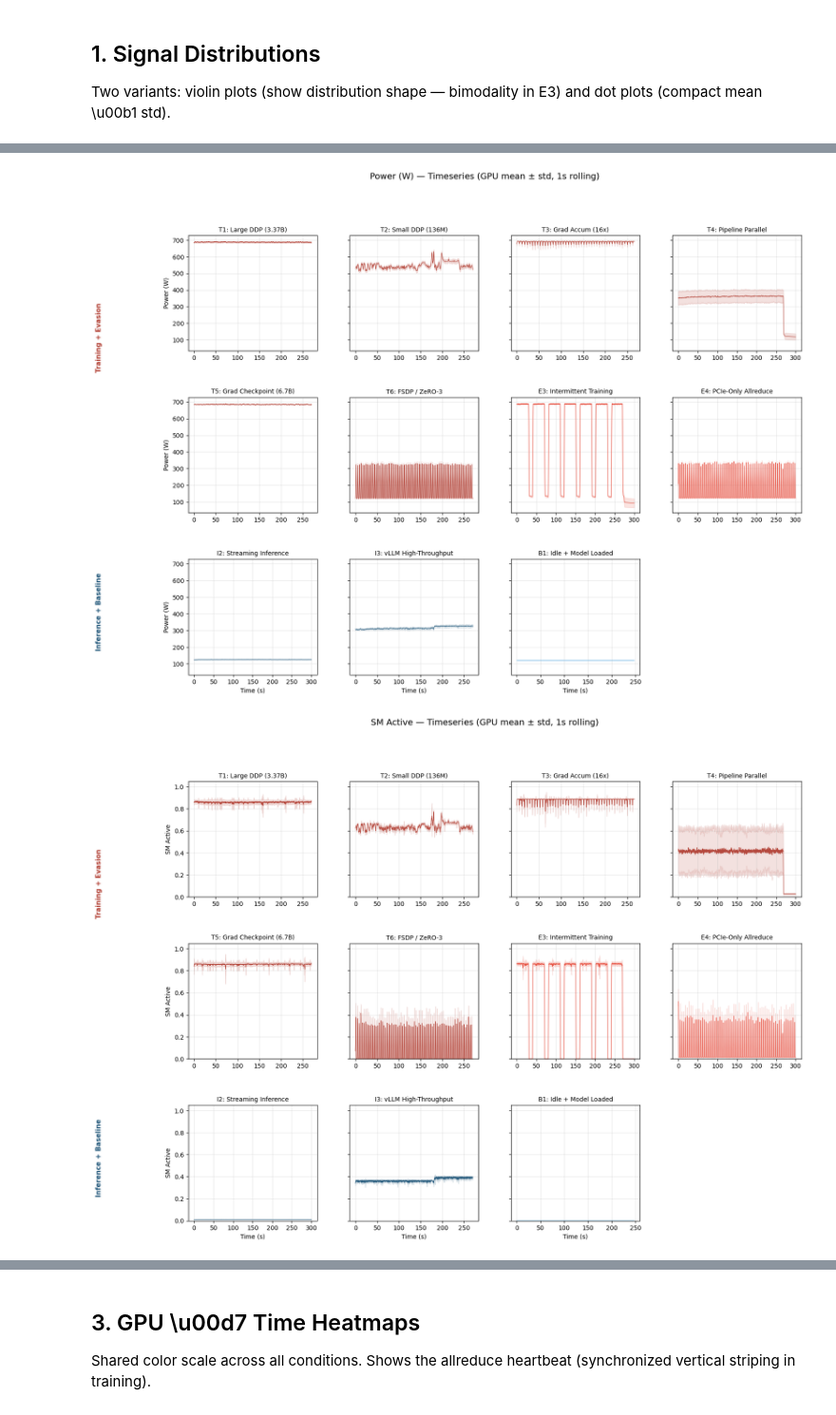
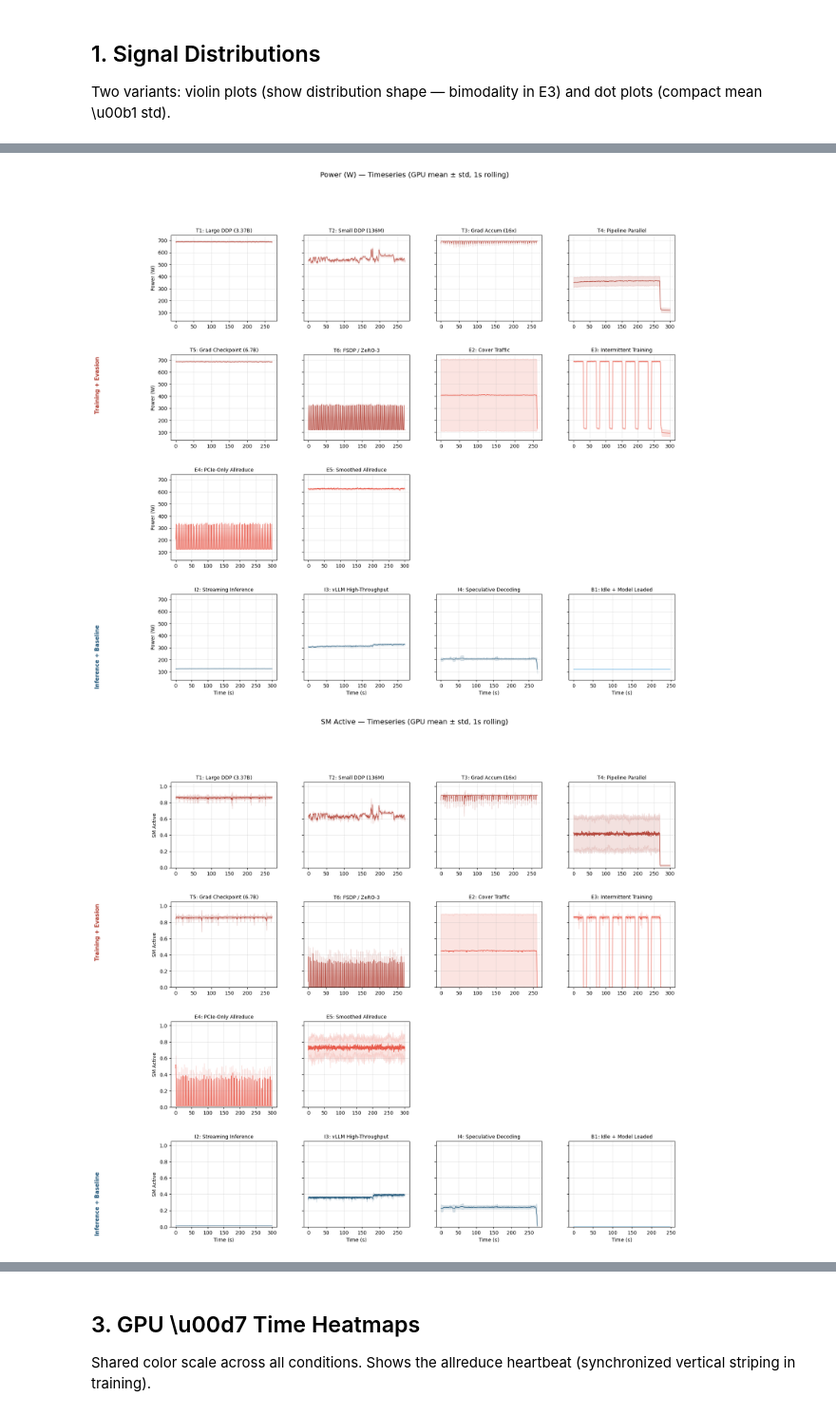
Before and after one commit to atharvanihalani/gpu-telemetry-exploration, a Jupyter notebook: notebooks/comparison.ipynb, the cells around one changed output, grey strips where cells are left out. Shown at 95% size. Saved outputs shown, nothing was run; the diff lists cells and outputs as text; code cells hidden in the pictures.

```diff
--- a/notebooks/comparison.ipynb
+++ b/notebooks/comparison.ipynb
@@ -36,16 +36,19 @@ CONDITIONS = {
     'T4': ('t4_telemetry.csv', 'Pipeline Parallel',       'Training'),
     'T5': ('t5_telemetry.csv', 'Grad Checkpoint (6.7B)',  'Training'),
     'T6': ('t6_telemetry.csv', 'FSDP / ZeRO-3',          'Training'),
+    'E2': ('e2_telemetry.csv', 'Cover Traffic',           'Evasion'),
     'E3': ('e3_telemetry.csv', 'Intermittent Training',   'Evasion'),
     'E4': ('e4_telemetry.csv', 'PCIe-Only Allreduce',     'Evasion'),
+    'E5': ('e5_telemetry.csv', 'Smoothed Allreduce',      'Evasion'),
     'I2': ('i2_telemetry.csv', 'Streaming Inference',     'Inference'),
     'I3': ('i3_telemetry.csv', 'vLLM High-Throughput',    'Inference'),
+    'I4': ('i4_telemetry.csv', 'Speculative Decoding',    'Inference'),
     'B1': ('b1_telemetry.csv', 'Idle + Model Loaded',     'Baseline'),
 }
 
 # Two-section ordering: flag (training+evasion) then benign (inference+baseline)
-TOP_ORDER = ['T1', 'T2', 'T3', 'T4', 'T5', 'T6', 'E3', 'E4']
-BOT_ORDER = ['I2', 'I3', 'B1']
+TOP_ORDER = ['T1', 'T2', 'T3', 'T4', 'T5', 'T6', 'E2', 'E3', 'E4', 'E5']
+BOT_ORDER = ['I2', 'I3', 'I4', 'B1']
 CONDITION_ORDER = TOP_ORDER + BOT_ORDER
 
 # Binary palette: red = flag, blue = benign. Two shades per side.
@@ -234,8 +243,10 @@ def _plot_single_ts(ax, code, signal_col):
 
 
 def plot_two_section_ts(signal_col, ylabel, ylim=None, fname=None):
-    fig = plt.figure(figsize=(18, 13))
-    gs = fig.add_gridspec(3, 4, hspace=0.4, wspace=0.25)
+    n_top_rows = 3  # 10 conditions in TOP_ORDER → ceil(10/4) = 3
+    n_total_rows = n_top_rows + 1  # +1 for bottom section
+    fig = plt.figure(figsize=(18, 4 * n_total_rows))
+    gs = fig.add_gridspec(n_total_rows, 4, hspace=0.4, wspace=0.25)
     first_ax = None
 
     for i, code in enumerate(TOP_ORDER):
@@ -251,37 +262,43 @@ def plot_two_section_ts(signal_col, ylabel, ylim=None, fname=None):
         else:
             ax.set_ylabel(ylabel)
 
+    # Hide unused cells in last top row
+    n_top = len([c for c in TOP_ORDER if c in dfs])
+    for j in range(n_top, n_top_rows * 4):
+        row, col = divmod(j, 4)
+        fig.add_subplot(gs[row, col]).set_visible(False)
+
     for i, code in enumerate(BOT_ORDER):
         if code not in dfs:
             continue
-        ax = fig.add_subplot(gs[2, i], sharey=first_ax)
+        ax = fig.add_subplot(gs[n_top_rows, i], sharey=first_ax)
         _plot_single_ts(ax, code, signal_col)
         ax.set_xlabel('Time (s)')
         if i > 0:
             plt.setp(ax.get_yticklabels(), visible=False)
         else:
             ax.set_ylabel(ylabel)
 
     if ylim:
         first_ax.set_ylim(ylim)
 
-    fig.text(0.008, 0.7, 'Training + Evasion', fontsize=11, fontweight='bold',
+    fig.text(0.008, 0.62, 'Training + Evasion', fontsize=11, fontweight='bold',
              va='center', rotation=90, color=SHADE['Training'])
-    fig.text(0.008, 0.22, 'Inference + Baseline', fontsize=11, fontweight='bold',
+    fig.text(0.008, 0.15, 'Inference + Baseline', fontsize=11, fontweight='bold',
              va='center', rotation=90, color=SHADE['Inference'])
 
-    fig.suptitle(f'{ylabel} \u2014 Timeseries (GPU mean \u00b1 std, 1s rolling)',
+    fig.suptitle(f'{ylabel} — Timeseries (GPU mean ± std, 1s rolling)',
                  fontsize=14, y=0.99)
     fig.tight_layout(rect=[0.025, 0, 1, 0.97])
     if fname:
         fig.savefig(PLOT_DIR / fname, dpi=150, bbox_inches='tight')
     plt.show()
 
 
 plot_two_section_ts('power_w', 'Power (W)', fname='02_timeseries_power.png')
 plot_two_section_ts('sm_active', 'SM Active', ylim=(0, 1.05), fname='03_timeseries_sm_active.png')
 plot_two_section_ts('tensor_active', 'Tensor Active', ylim=(0, 1.05), fname='04_timeseries_tensor_active.png')
 plot_two_section_ts('nvlink_tx_gb_s', 'NVLink TX (GB/s)', fname='05_timeseries_nvlink_tx.png')
 # %% [output]
-[figure, old version]
+[figure, new version]
-[figure, old version]
+[figure, new version]
```
Also changed, not shown: parts of 12 cells of this notebook, 12 other files.
